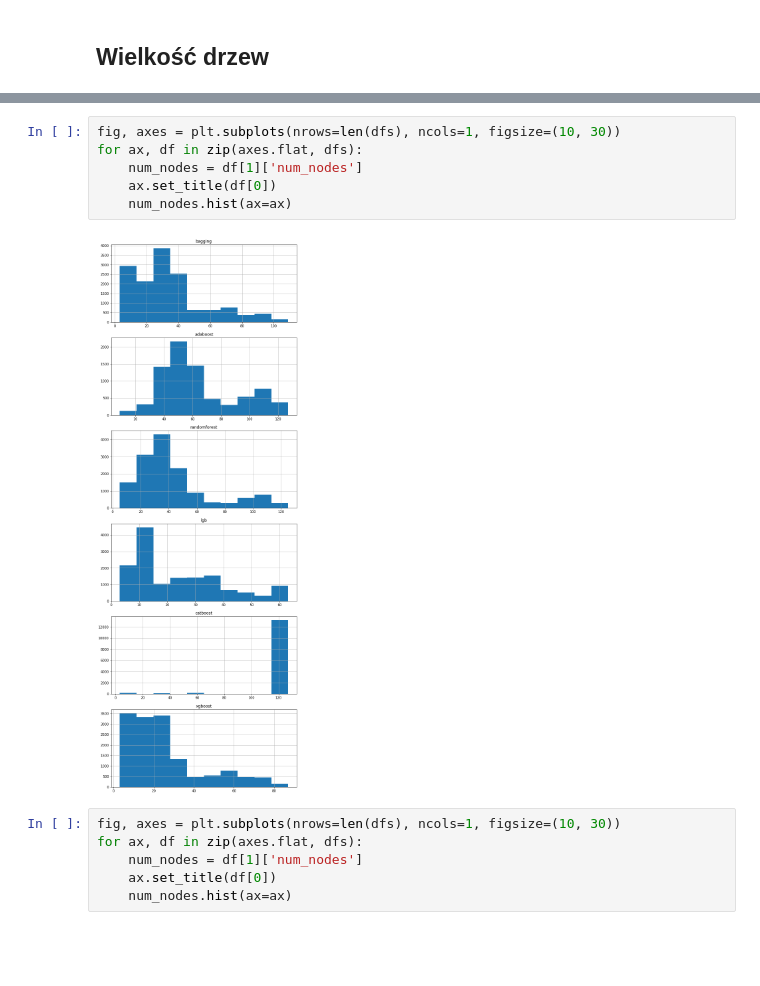
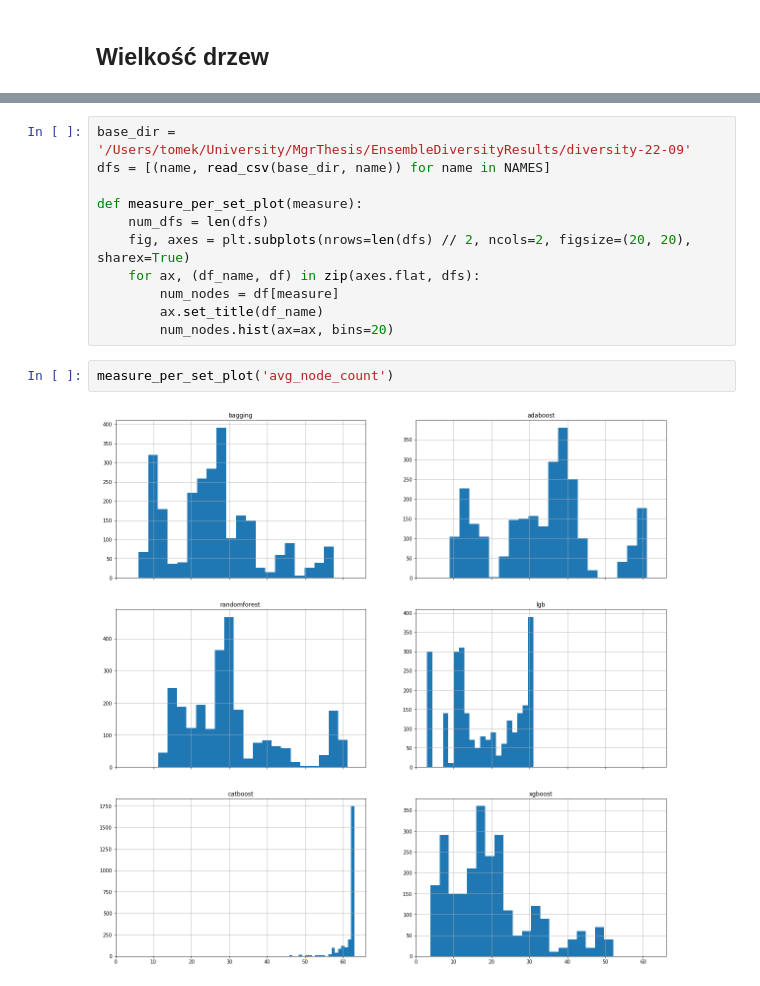
Before and after one commit to kasperekt/EnsembleDiversity, a Jupyter notebook: notebooks/RankAndNodes.ipynb, the cells around one changed output, grey strips where cells are left out. Saved outputs shown, nothing was run; the diff lists cells and outputs as text; blank space fills up the shorter version.

```diff
--- a/notebooks/RankAndNodes.ipynb
+++ b/notebooks/RankAndNodes.ipynb
@@ -123,14 +116,15 @@ dfs[0][1].head(n=1)
 # %%
-fig, axes = plt.subplots(nrows=len(dfs), ncols=1, figsize=(10, 30))
-for ax, df in zip(axes.flat, dfs):
-    num_nodes = df[1]['num_nodes']
-    ax.set_title(df[0])
-    num_nodes.hist(ax=ax)
+base_dir = '/Users/tomek/University/MgrThesis/EnsembleDiversityResults/diversity-22-09'
+dfs = [(name, read_csv(base_dir, name)) for name in NAMES]
+
+def measure_per_set_plot(measure):
+    num_dfs = len(dfs)
+    fig, axes = plt.subplots(nrows=len(dfs) // 2, ncols=2, figsize=(20, 20), sharex=True)
+    for ax, (df_name, df) in zip(axes.flat, dfs):
+        num_nodes = df[measure]
+        ax.set_title(df_name)
+        num_nodes.hist(ax=ax, bins=20)
-# %% [output]
-[figure, removed]
-# %%
-fig, axes = plt.subplots(nrows=len(dfs), ncols=1, figsize=(10, 30))
-for ax, df in zip(axes.flat, dfs):
-    num_nodes = df[1]['num_nodes']
-    ax.set_title(df[0])
-    num_nodes.hist(ax=ax)
+# %%
+measure_per_set_plot('avg_node_count')
+# %% [output]
+[figure, added]
```
Also changed, not shown: parts of 18 cells of this notebook, 20 other files.
